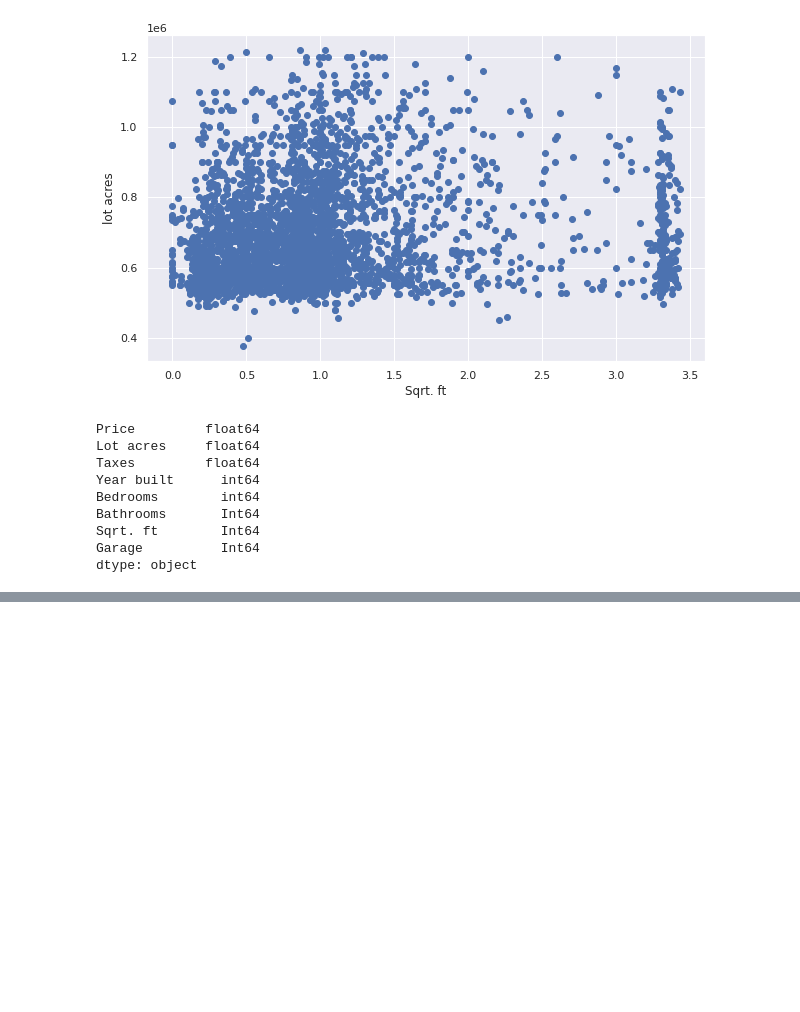
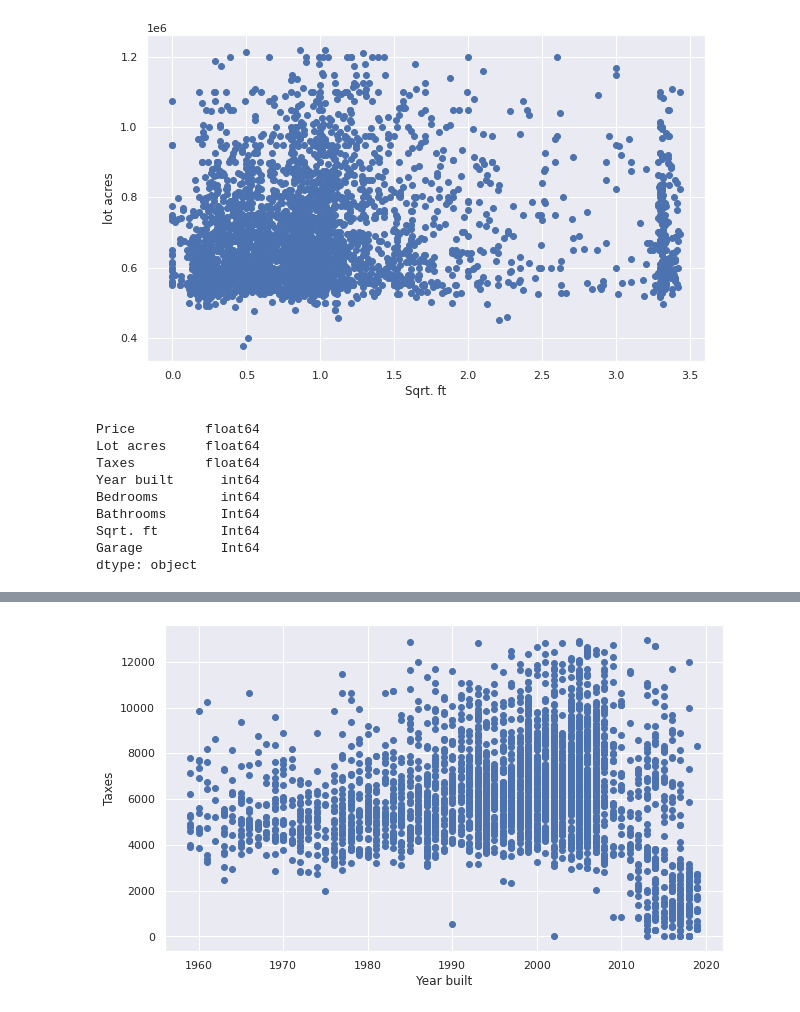
Before and after one commit to Jiji-96/Data-Cleaning-and-EDA, a Jupyter notebook: google_drive_data.ipynb, the cells around one changed output, grey strips where cells are left out. Drawn from its saved outputs; the diff is of its cells as text; code cells hidden in the pictures; blank space fills up the shorter version.

```diff
--- a/google_drive_data.ipynb
+++ b/google_drive_data.ipynb
@@ -694,0 +703,8 @@ plt.show()
+# %%
+fig, ax = plt.subplots(figsize=(10,6))
+ax.scatter(df2['Year built'], df2['Taxes'])
+ax.set_xlabel('Year built')
+ax.set_ylabel('Taxes')
+plt.show()
+# %% [output]
+[figure, added]
```
Also changed, not shown: parts of 2 cells of this notebook.
